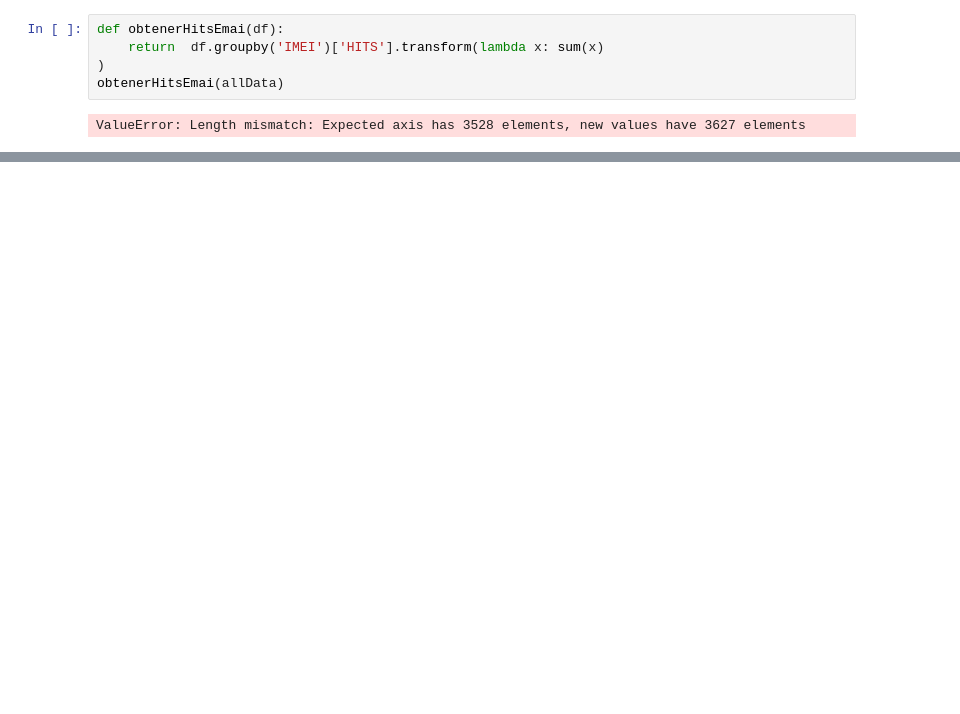
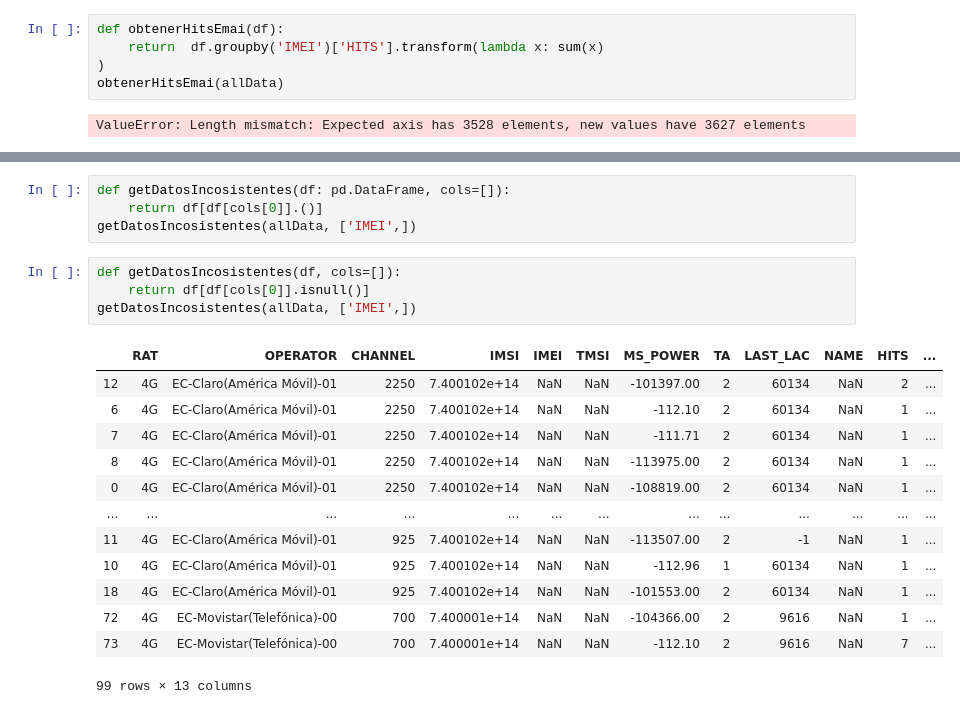
Before and after one commit to Dumaru/ExcelReports, a Jupyter notebook: Telefonia.ipynb, the cells around one changed output, grey strips where cells are left out. Drawn from its saved outputs; the diff is of its cells as text; blank space fills up the shorter version.

```diff
--- a/Telefonia.ipynb
+++ b/Telefonia.ipynb
@@ -376,0 +416,22 @@ getUniqueRows(allData,'OPERATOR').tolist()
+# %%
+def getDatosIncosistentes(df: pd.DataFrame, cols=[]):
+    return df[df[cols[0]].()]
+getDatosIncosistentes(allData, ['IMEI',])
+# %%
+def getDatosIncosistentes(df, cols=[]):
+    return df[df[cols[0]].isnull()]
+getDatosIncosistentes(allData, ['IMEI',])
+# %% [output]
+|  | RAT | OPERATOR | CHANNEL | IMSI | IMEI | TMSI | MS_POWER | TA | LAST_LAC | NAME | HITS | ... |
+| 12 | 4G | EC-Claro(América Móvil)-01 | 2250 | 7.400102e+14 | NaN | NaN | -101397.00 | 2 | 60134 | NaN | 2 | ... |
+| 6 | 4G | EC-Claro(América Móvil)-01 | 2250 | 7.400102e+14 | NaN | NaN | -112.10 | 2 | 60134 | NaN | 1 | ... |
+| 7 | 4G | EC-Claro(América Móvil)-01 | 2250 | 7.400102e+14 | NaN | NaN | -111.71 | 2 | 60134 | NaN | 1 | ... |
+| 8 | 4G | EC-Claro(América Móvil)-01 | 2250 | 7.400102e+14 | NaN | NaN | -113975.00 | 2 | 60134 | NaN | 1 | ... |
+| 0 | 4G | EC-Claro(América Móvil)-01 | 2250 | 7.400102e+14 | NaN | NaN | -108819.00 | 2 | 60134 | NaN | 1 | ... |
+| ... | ... | ... | ... | ... | ... | ... | ... | ... | ... | ... | ... | ... |
+| 11 | 4G | EC-Claro(América Móvil)-01 | 925 | 7.400102e+14 | NaN | NaN | -113507.00 | 2 | -1 | NaN | 1 | ... |
+| 10 | 4G | EC-Claro(América Móvil)-01 | 925 | 7.400102e+14 | NaN | NaN | -112.96 | 1 | 60134 | NaN | 1 | ... |
+| 18 | 4G | EC-Claro(América Móvil)-01 | 925 | 7.400102e+14 | NaN | NaN | -101553.00 | 2 | 60134 | NaN | 1 | ... |
+| 72 | 4G | EC-Movistar(Telefónica)-00 | 700 | 7.400001e+14 | NaN | NaN | -104366.00 | 2 | 9616 | NaN | 1 | ... |
+| 73 | 4G | EC-Movistar(Telefónica)-00 | 700 | 7.400001e+14 | NaN | NaN | -112.10 | 2 | 9616 | NaN | 7 | ... |
+99 rows × 13 columns
```
Also changed, not shown: parts of 16 cells of this notebook, 3 other files.
